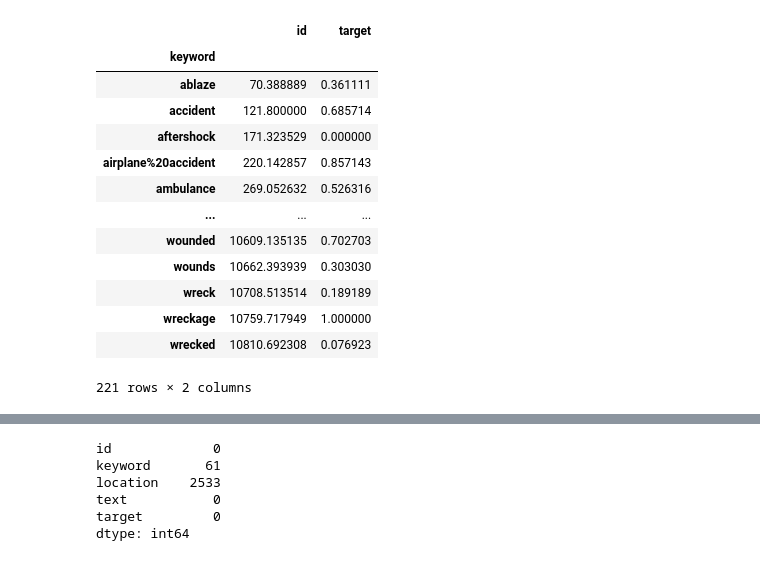
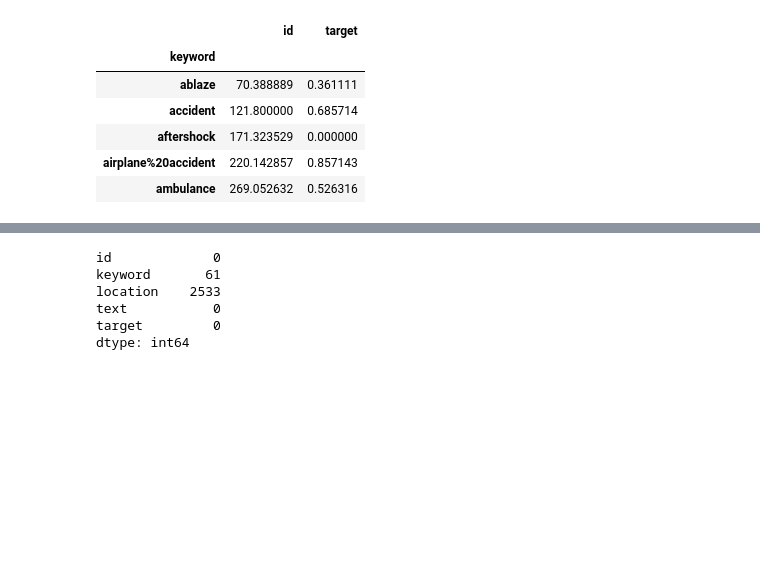
Before and after one commit to LRozeboom/nlp_disaster, a Jupyter notebook: disaster_analysis_tensorflow.ipynb, the cells around one changed output, grey strips where cells are left out. Cells and saved outputs as stored; diff of their text form; code cells hidden in the pictures; blank space fills up the shorter version.

```diff
--- a/disaster_analysis_tensorflow.ipynb
+++ b/disaster_analysis_tensorflow.ipynb
@@ -300,22 +289,15 @@ axes[2,0].legend()
 # %%
 #look at different keywords, display average target value
 
-df_train.groupby('keyword').mean()
+df_train.groupby('keyword').mean().head(5)
 # %% [output]
 |  | id | target |
 | keyword |  |  |
 | ablaze | 70.388889 | 0.361111 |
 | accident | 121.800000 | 0.685714 |
 | aftershock | 171.323529 | 0.000000 |
 | airplane%20accident | 220.142857 | 0.857143 |
 | ambulance | 269.052632 | 0.526316 |
-| ... | ... | ... |
-| wounded | 10609.135135 | 0.702703 |
-| wounds | 10662.393939 | 0.303030 |
-| wreck | 10708.513514 | 0.189189 |
-| wreckage | 10759.717949 | 1.000000 |
-| wrecked | 10810.692308 | 0.076923 |
-221 rows × 2 columns
 # %%
 #keyword distribution for disaster and non-disaster
 disaster_keywordcounts=disaster['keyword'].value_counts()
```
Also changed, not shown: parts of 19 cells of this notebook, 4 other files.
